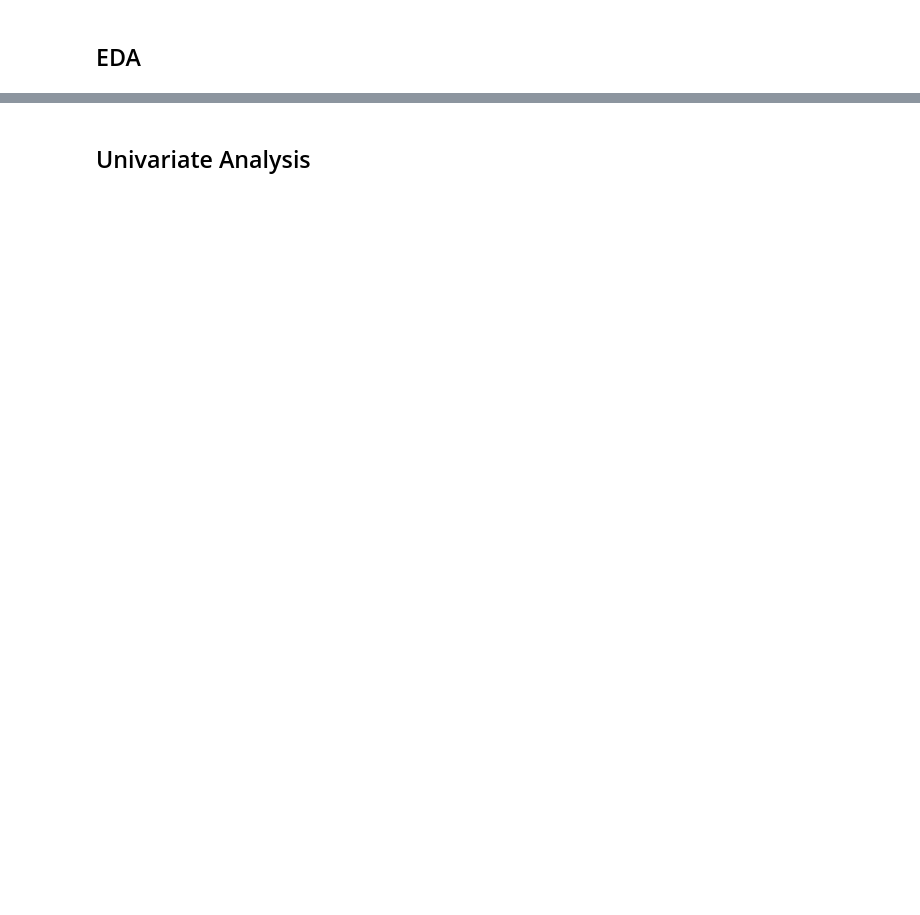
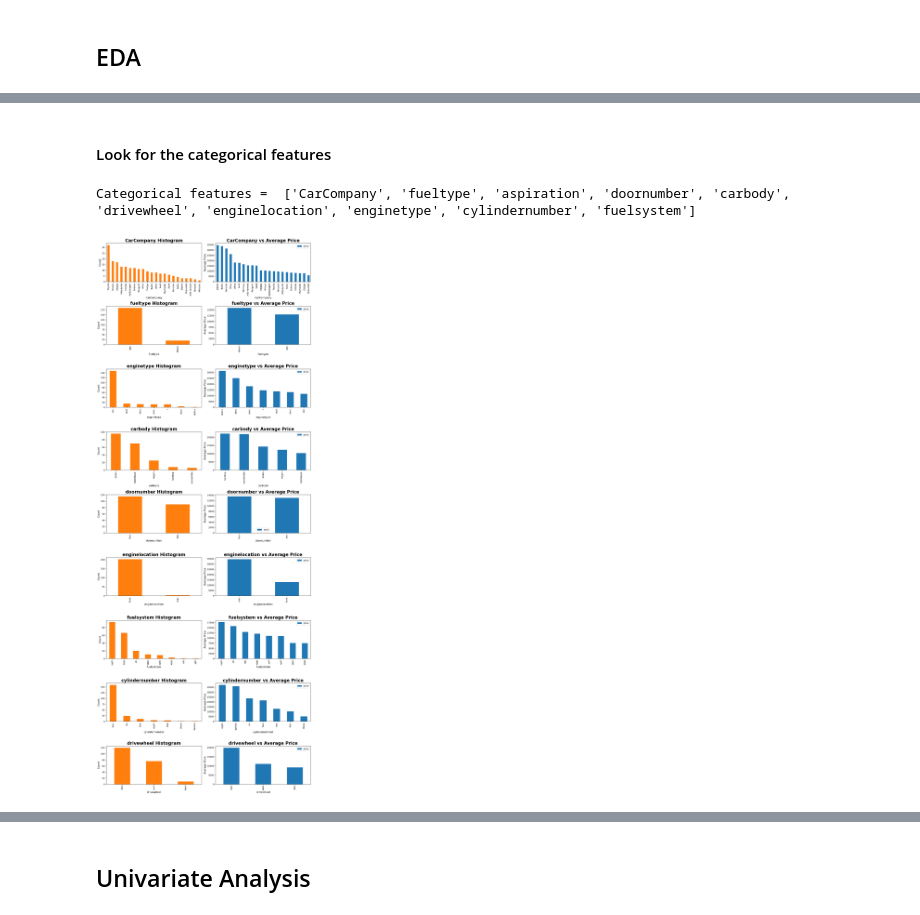
Before and after one commit to mohammedtareeq786/Kuruma_Auto, a Jupyter notebook: Kuruma_Auto_EDA.ipynb, the cells around one changed output, grey strips where cells are left out. Saved outputs shown, nothing was run; the diff lists cells and outputs as text; code cells hidden in the pictures; blank space fills up the shorter version.

```diff
--- a/Kuruma_Auto_EDA.ipynb
+++ b/Kuruma_Auto_EDA.ipynb
@@ -168,0 +202,40 @@ Catagories in 'fuelsystem' type variable:  ['mpfi' '2bbl' 'mfi' '1bbl' 'spfi' '4
+# %% [markdown]
+#### Look for the categorical features
+# %%
+categorical_feature = [feature for feature in df_cars.columns if df_cars[feature].dtype =='O']
+print('Categorical features = ', categorical_feature)
+# %% [output]
+Categorical features =  ['CarCompany', 'fueltype', 'aspiration', 'doornumber', 'carbody', 'drivewheel', 'enginelocation', 'enginetype', 'cylindernumber', 'fuelsystem']
+# %%
+import matplotlib.pyplot as plt
+
+# Create subplots for each category
+fig, axes = plt.subplots(9, 2, figsize=(14, 36))
+colors = ['#FF7F0E', '#1F77B4']
+
+# Iterate over each category and generate the plots
+categories = ['CarCompany', 'fueltype', 'enginetype', 'carbody', 'doornumber', 'enginelocation', 'fuelsystem', 'cylindernumber', 'drivewheel']
+
+for i, category in enumerate(categories):
+    # Plot histogram
+    df_counts = df_cars[category].value_counts()
+    df_counts.plot(kind='bar', ax=axes[i, 0], color=colors[0])
+    axes[i, 0].set_title(category + ' Histogram', fontsize=20, fontweight='bold')
+    axes[i, 0].set_xlabel(category, fontsize=12)
+    axes[i, 0].set_ylabel('Count', fontsize=12)
+    axes[i, 0].tick_params(axis='x', labelsize=10)
+    axes[i, 0].tick_params(axis='y', labelsize=10)
+
+    # Plot average price
+    df_mean = pd.DataFrame(df_cars.groupby([category])['price'].mean().sort_values(ascending=False))
+    df_mean.plot(kind='bar', ax=axes[i, 1], color=colors[1])
+    axes[i, 1].set_title(category + ' vs Average Price', fontsize=20, fontweight='bold')
+    axes[i, 1].set_xlabel(category, fontsize=12)
+    axes[i, 1].set_ylabel('Average Price', fontsize=12)
+    axes[i, 1].tick_params(axis='x', labelsize=10)
+    axes[i, 1].tick_params(axis='y', labelsize=10)
+
+plt.tight_layout()
+plt.show()
+# %% [output]
+[figure, added]
```
Also changed, not shown: parts of 78 cells of this notebook.
